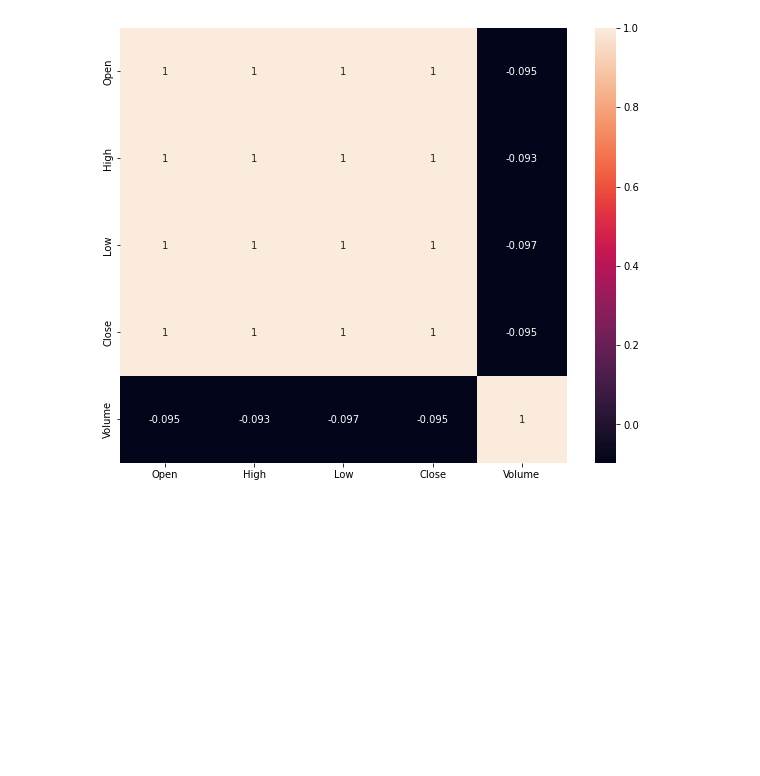
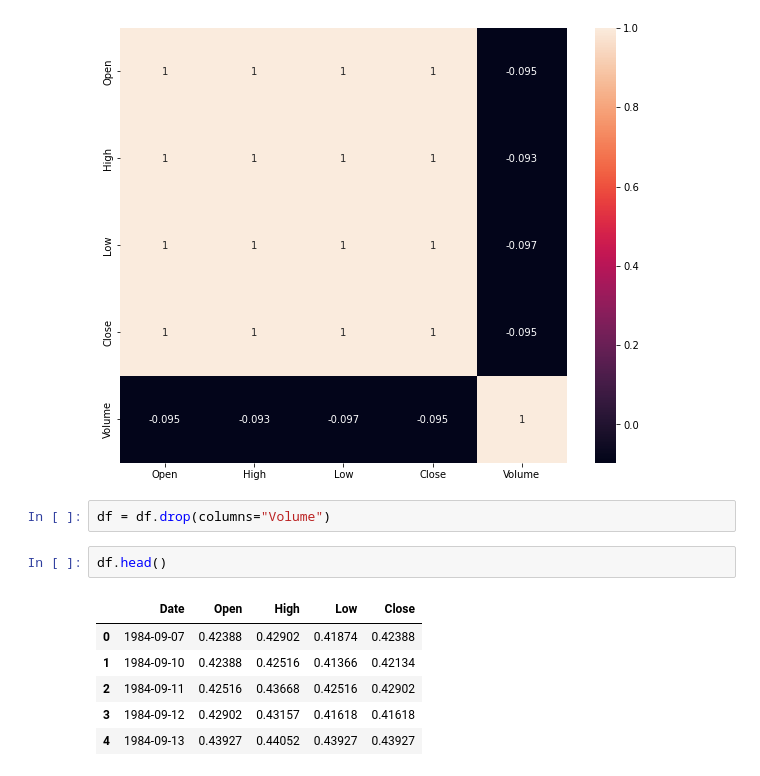
Before and after one commit to Artem123456789/apple_stock_prices_prediction, a Jupyter notebook: main.ipynb, the cells around one changed output. Saved outputs shown, nothing was run; the diff lists cells and outputs as text; blank space fills up the shorter version.

```diff
--- a/main.ipynb
+++ b/main.ipynb
@@ -92,3 +92,14 @@ f, ax = plt.subplots(figsize=(10,8))
 heatmap = sns.heatmap(corr, annot=True)
 # %% [output]
 [figure]
+# %%
+df = df.drop(columns="Volume")
+# %%
+df.head()
+# %% [output]
+|  | Date | Open | High | Low | Close |
+| 0 | 1984-09-07 | 0.42388 | 0.42902 | 0.41874 | 0.42388 |
+| 1 | 1984-09-10 | 0.42388 | 0.42516 | 0.41366 | 0.42134 |
+| 2 | 1984-09-11 | 0.42516 | 0.43668 | 0.42516 | 0.42902 |
+| 3 | 1984-09-12 | 0.42902 | 0.43157 | 0.41618 | 0.41618 |
+| 4 | 1984-09-13 | 0.43927 | 0.44052 | 0.43927 | 0.43927 |
```
Also changed, not shown: parts of 15 cells of this notebook.
